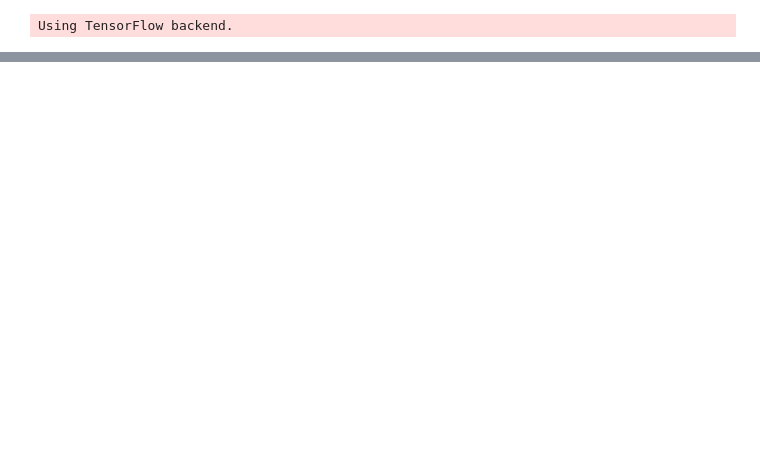
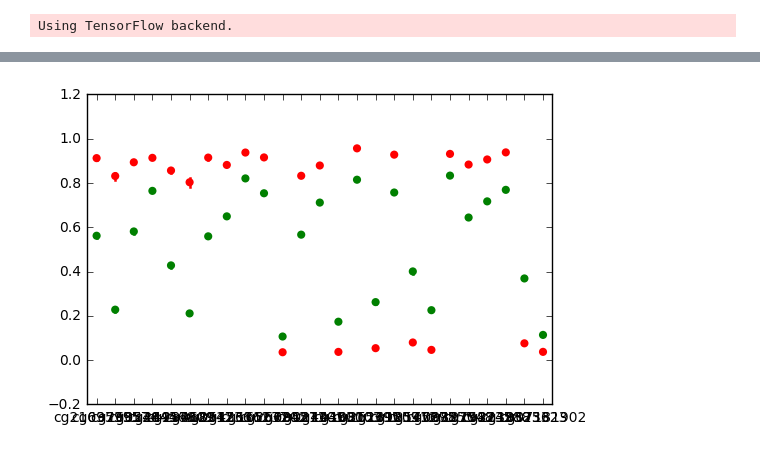
Before and after one commit to chsu1r/6047Methylation, a Jupyter notebook: speedUpExp.ipynb, the cells around one changed output, grey strips where cells are left out. Cells and saved outputs as stored; diff of their text form; code cells hidden in the pictures; blank space fills up the shorter version.

```diff
--- a/speedUpExp.ipynb
+++ b/speedUpExp.ipynb
@@ -665,0 +520,9 @@ Score:  [0.056008304892804825, 0.987012987012987]
+# %%
+plottingData = pd.concat([totalData[keyCpG],pd.DataFrame(["Cancer"]*194+["Control"]*188,index=totalData.index,columns=["Sample"])],axis=1)
+cancerMean = totalData[keyCpG].iloc[:194,:].mean(axis=0)
+nonCancerMean=totalData[keyCpG].iloc[194:,:].mean(axis=0)
+sns.pointplot(data=totalData[keyCpG].iloc[:194,:],color='r',join=False)
+sns.pointplot(data=totalData[keyCpG].iloc[194:,0:],color='g',join=False)
+plt.show()
+# %% [output]
+[figure, added]
```
Also changed, not shown: parts of 21 cells of this notebook, 1 other file.
